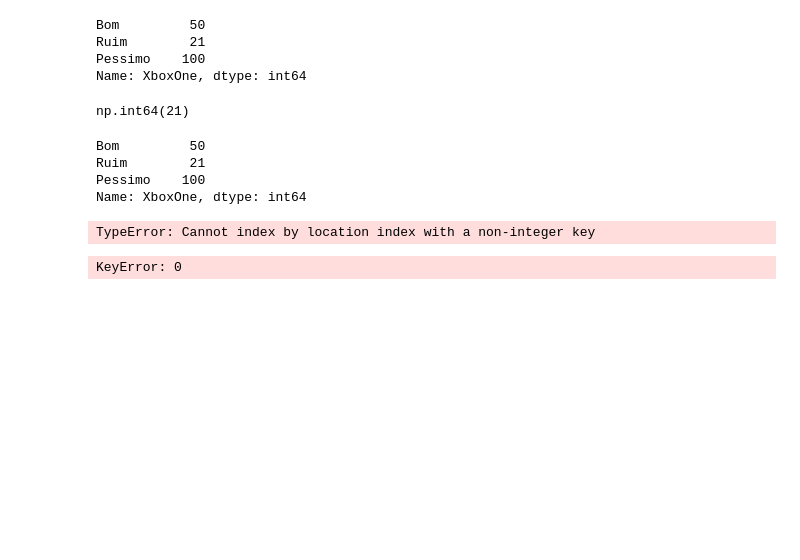
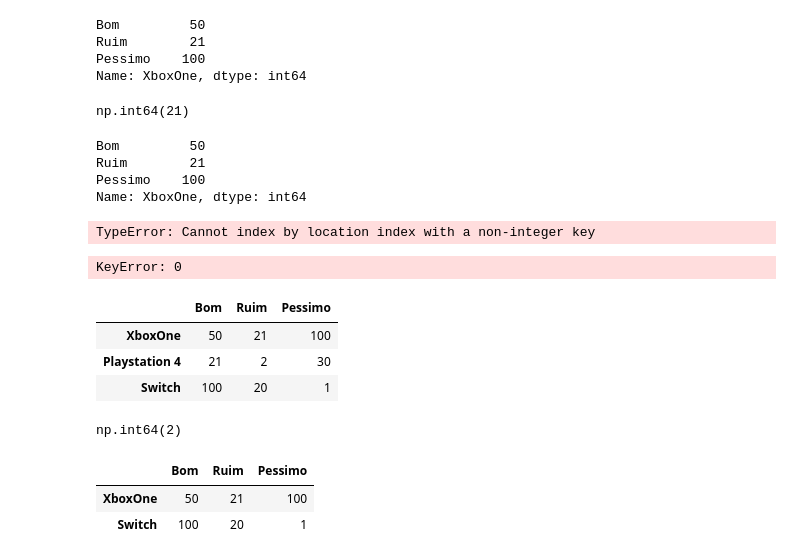
Before and after one commit to LaersonJunior/estudopandas, a Jupyter notebook: Estudo.ipynb, the cells around one changed output. Saved outputs shown, nothing was run; the diff lists cells and outputs as text; code cells hidden in the pictures; blank space fills up the shorter version.

```diff
--- a/Estudo.ipynb
+++ b/Estudo.ipynb
@@ -230,3 +230,20 @@ TypeError: Cannot index by location index with a non-integer key
 pesquisa_de_satisfacao.loc[0]
 # %% [output]
 KeyError: 0
+# %%
+pesquisa_de_satisfacao
+# %% [output]
+|  | Bom | Ruim | Pessimo |
+| XboxOne | 50 | 21 | 100 |
+| Playstation 4 | 21 | 2 | 30 |
+| Switch | 100 | 20 | 1 |
+# %%
+pesquisa_de_satisfacao.loc['Playstation 4','Ruim']
+# %% [output]
+np.int64(2)
+# %%
+pesquisa_de_satisfacao.loc[['XboxOne','Switch']]
+# %% [output]
+|  | Bom | Ruim | Pessimo |
+| XboxOne | 50 | 21 | 100 |
+| Switch | 100 | 20 | 1 |
```
